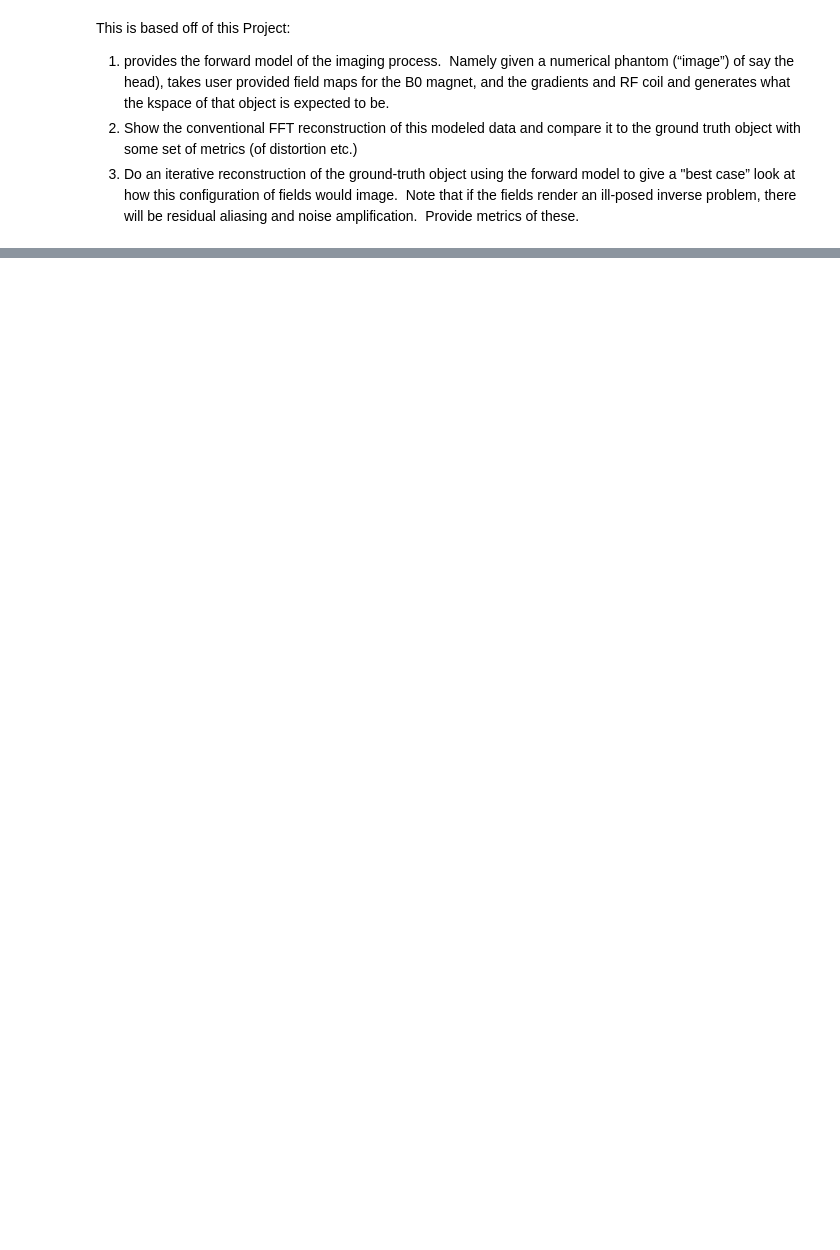
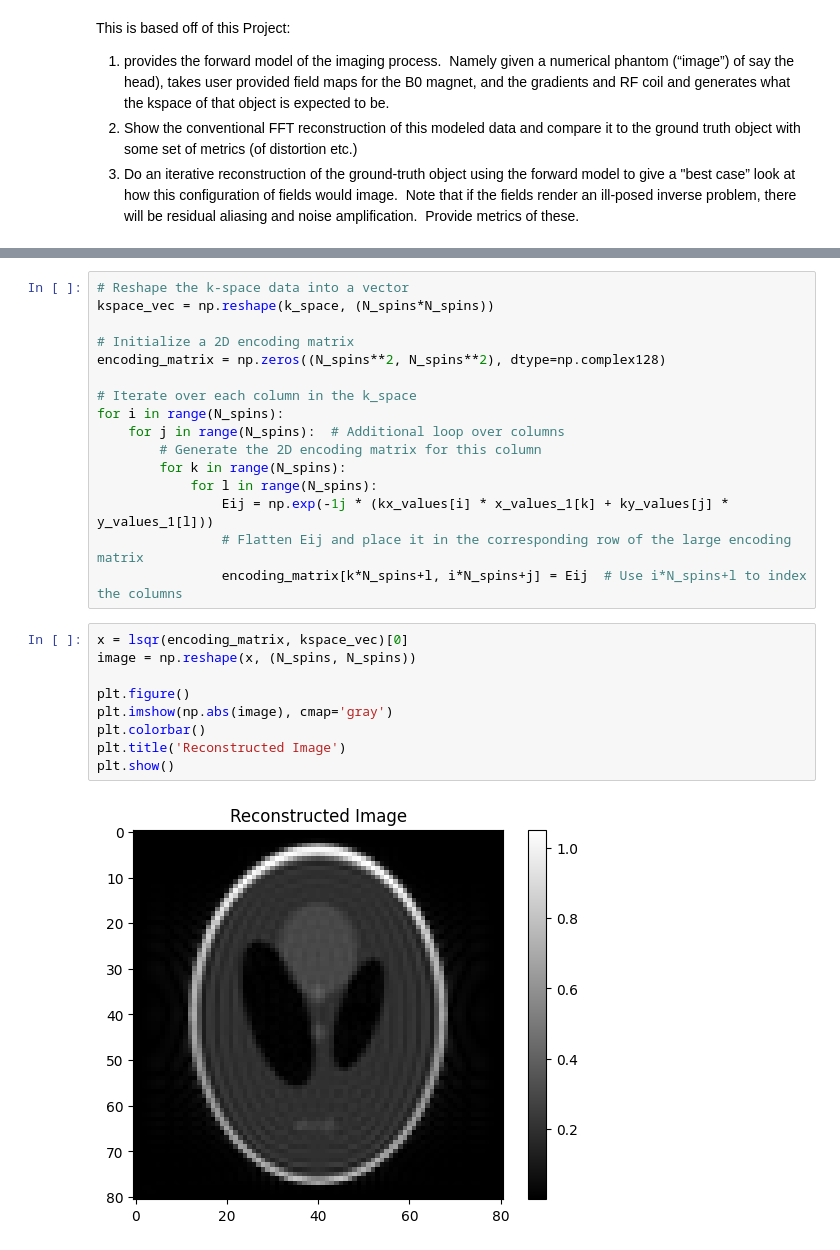
Before and after one commit to MaxStrey/Martinos_MR, a Jupyter notebook: Martinos_project/phantom_generation/phantom_6.ipynb, the cells around one changed output, grey strips where cells are left out. Saved outputs shown, nothing was run; the diff lists cells and outputs as text; blank space fills up the shorter version.

```diff
--- a/Martinos_project/phantom_generation/phantom_6.ipynb
+++ b/Martinos_project/phantom_generation/phantom_6.ipynb
@@ -119,0 +122,27 @@ plt.show()
+# %%
+# Reshape the k-space data into a vector
+kspace_vec = np.reshape(k_space, (N_spins*N_spins))
+
+# Initialize a 2D encoding matrix
+encoding_matrix = np.zeros((N_spins**2, N_spins**2), dtype=np.complex128)
+
+# Iterate over each column in the k_space
+for i in range(N_spins):
+    for j in range(N_spins):  # Additional loop over columns
+        # Generate the 2D encoding matrix for this column
+        for k in range(N_spins):
+            for l in range(N_spins):
+                Eij = np.exp(-1j * (kx_values[i] * x_values_1[k] + ky_values[j] * y_values_1[l]))
+                # Flatten Eij and place it in the corresponding row of the large encoding matrix
+                encoding_matrix[k*N_spins+l, i*N_spins+j] = Eij  # Use i*N_spins+l to index the columns
+# %%
+x = lsqr(encoding_matrix, kspace_vec)[0]
+image = np.reshape(x, (N_spins, N_spins))
+
+plt.figure()
+plt.imshow(np.abs(image), cmap='gray')
+plt.colorbar()
+plt.title('Reconstructed Image')
+plt.show()
+# %% [output]
+[figure, added]
```
Also changed, not shown: parts of 3 cells of this notebook.
